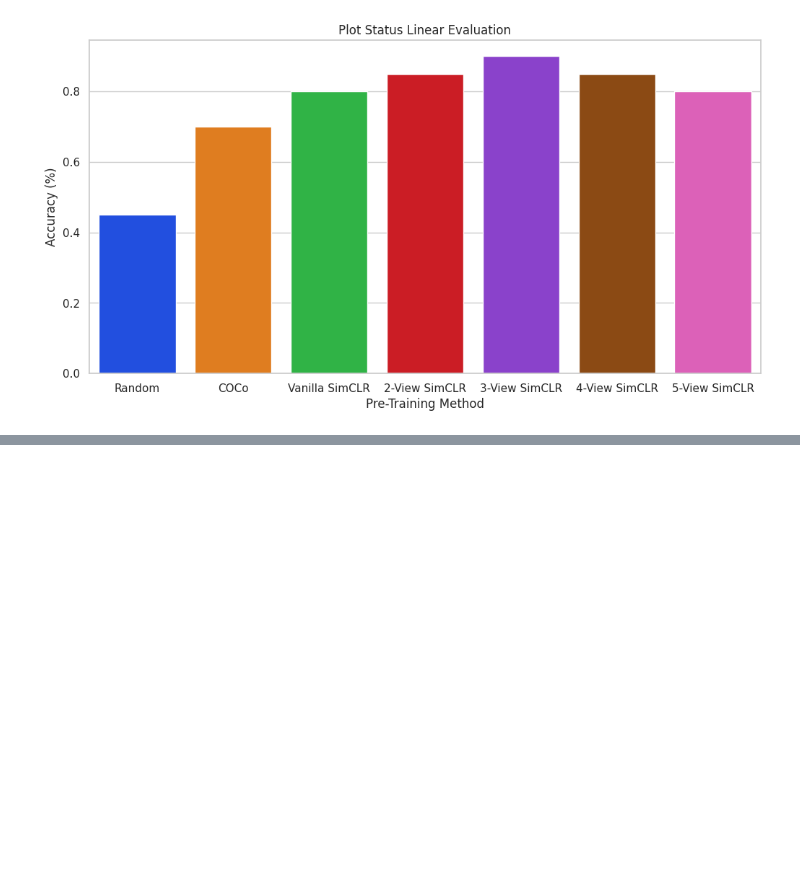
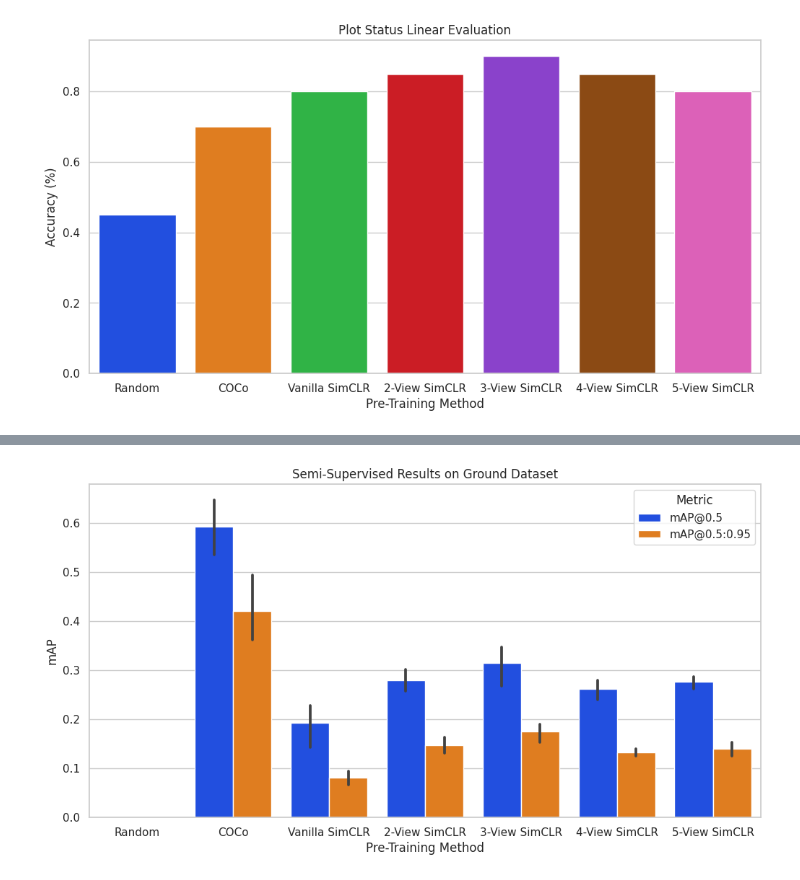
Before and after one commit to UGA-BSAIL/self-supervised-learning, a Jupyter notebook: notebooks/generate_figures.ipynb, the cells around one changed output, grey strips where cells are left out. Saved outputs shown, nothing was run; the diff lists cells and outputs as text; code cells hidden in the pictures; blank space fills up the shorter version.

Commit message:
Generate more figures.

```diff
--- a/notebooks/generate_figures.ipynb
+++ b/notebooks/generate_figures.ipynb
@@ -124,3 +124,30 @@ plt.ylabel('Accuracy (%)')
 Text(0, 0.5, 'Accuracy (%)')
 [interactive output not drawn]
 [figure]
+# %%
+import pandas as pd
+
+# Create semi-supervised training figures.
+random_maps_0_5 = [0] * 3
+coco_maps_0_5 = [0.6465926427918839, 0.5964542796146257, 0.5348510143574495]
+vanilla_maps_0_5 = [0.2284062132143119, 0.20472973109870907, 0.14347617950903893]
+view_2_maps_0_5 = [0.31594438633426136, 0.2954195463093703, 0.2878499402157016, 0.2505886499629378, 0.24949244140143031]
+view_3_maps_0_5 = [0.34777463076514487, 0.32744410098175336, 0.2673829176991453]
+view_4_maps_0_5 = [0.2950983352339338, 0.25059299575948757, 0.24060250208833342]
+view_5_maps_0_5 = [0.2863129814883511, 0.28141680364570987, 0.2620731982360415]
+
+maps_0_5 = random_maps_0_5 + coco_maps_0_5 + vanilla_maps_0_5 + view_2_maps_0_5 + view_3_maps_0_5 + view_4_maps_0_5 + view_5_maps_0_5
+# %%
+# Create semi-supervised training figures.
+random_maps_0_95 = [0] * 3
+coco_maps_0_95 = [0.49472, 0.40513, 0.36209]
+vanilla_maps_0_95 = [0.09485411212487153, 0.08320092706078355, 0.06684267473591418]
+view_2_maps_0_95 = [0.1759376219836175, 0.1590482638862619, 0.14854982476430942, 0.1332085006807918, 0.12187633752774367]
+view_3_maps_0_95 = [0.18926761418681476, 0.1829721031773426, 0.1533082440819751]
+view_4_maps_0_95 = [0.13949452988973715, 0.13519973357744478, 0.12520435978734118]
+view_5_maps_0_95 = [0.15373847947900038, 0.14366768602726393, 0.12462590667046577]
+
+maps_0_95 = random_maps_0_95 + coco_maps_0_95 + vanilla_maps_0_95 + view_2_maps_0_95 + view_3_maps_0_95 + view_4_maps_0_95 + view_5_maps_0_95
+map_types = ["mAP@0.5"] * len(maps_0_5) + ["mAP@0.5:0.95"] * len(maps_0_95)
+semi_supervised_results = pd.DataFrame(data={"Name": names * 2, "mAP": maps_0_5 + maps_0_95, "Metric": map_types})
+semi_supervised_results
@@ -126,0 +173,15 @@ Text(0, 0.5, 'Accuracy (%)')
+# %%
+import seaborn as sns
+import matplotlib.pyplot as plt
+
+# Set seaborn style
+sns.set(style="whitegrid")
+
+# Create the bar plot with 95% confidence interval error bars
+plt.figure(figsize=(12, 6))
+sns.barplot(data=semi_supervised_results, x='Name', y='mAP', ci=95, palette='bright', order=x_ordered, hue="Metric")
+plt.title('Semi-Supervised Results on Ground Dataset')
+plt.xlabel('Pre-Training Method')
+plt.ylabel('mAP')
+plt.show()
+# %% [output]
@@ -126,0 +189 @@ Text(0, 0.5, 'Accuracy (%)')
+[figure, added]
```
Also changed, not shown: parts of 2 cells of this notebook, 2 other files.
